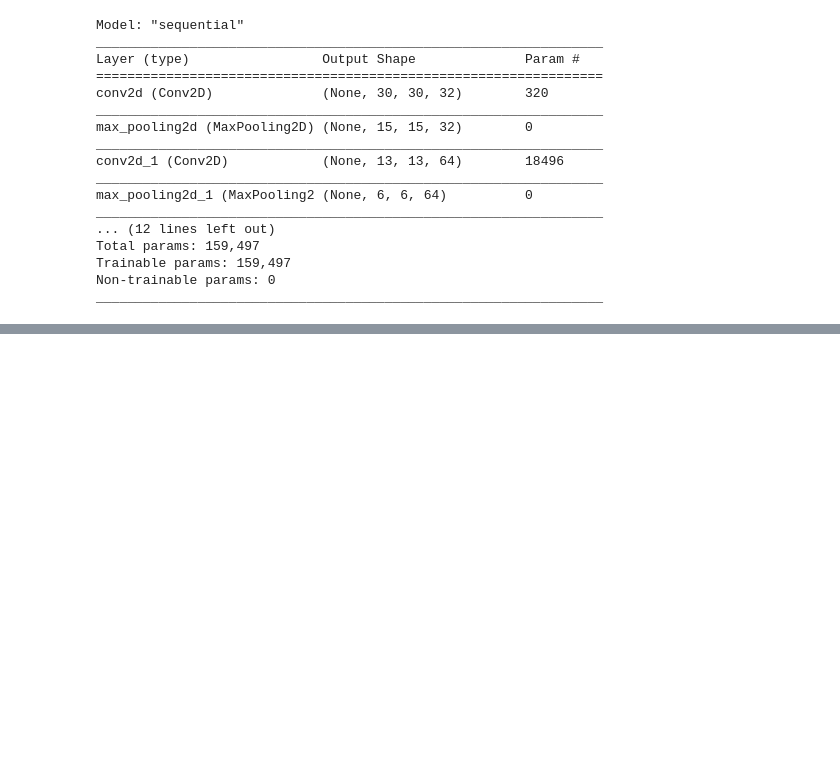
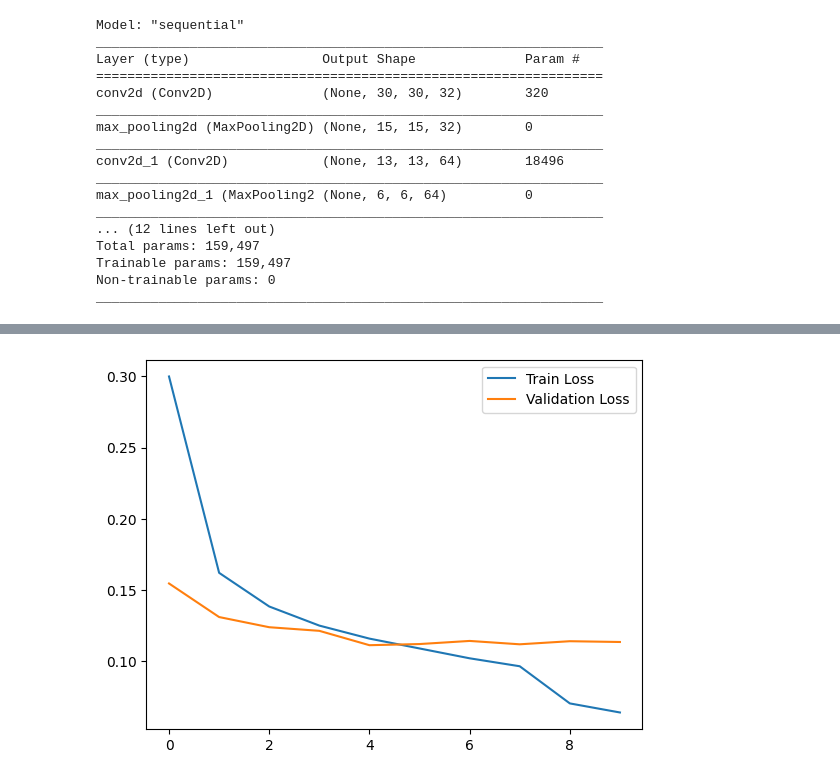
Before and after one commit to dalver99/WaferMap, a Jupyter notebook: code/wafermap.ipynb, the cells around one changed output, grey strips where cells are left out. Saved outputs shown, nothing was run; the diff lists cells and outputs as text; code cells hidden in the pictures; blank space fills up the shorter version.

```diff
--- a/code/wafermap.ipynb
+++ b/code/wafermap.ipynb
@@ -574,8 +643,10 @@ with tf.device('/gpu:0'):
                         validation_data=(X_test, y_test),
                         callbacks=[early_stopping, model_checkpoint, reduce_lr])
 
-plt.plot(history.history['accuracy'], label='Train Accuracy')
-plt.plot(history.history['val_accuracy'], label='Test Accuracy')
+# plt.plot(history.history['accuracy'], label='Train Accuracy')
+# plt.plot(history.history['val_accuracy'], label='Test Accuracy')
+plt.plot(history.history['loss'], label='Train Loss')
+plt.plot(history.history['val_loss'], label='Validation Loss')
 plt.legend()
 plt.show()
 # %% [output]
@@ -598,0 +673 @@ Epoch 11/20
+[figure, added]
```
Also changed, not shown: parts of 14 cells of this notebook, 3 other files.
